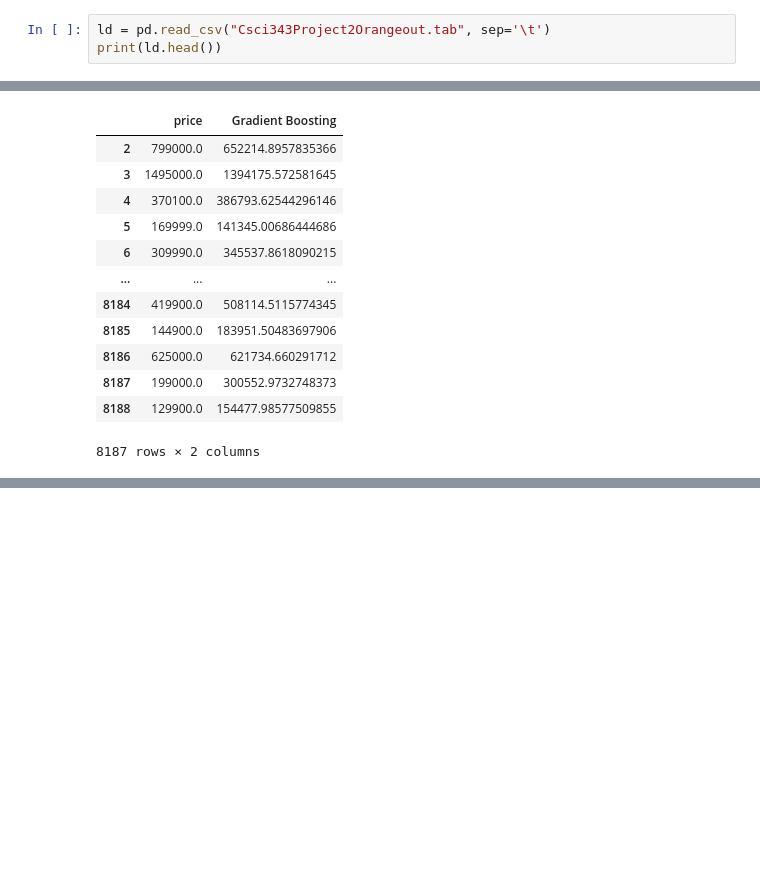
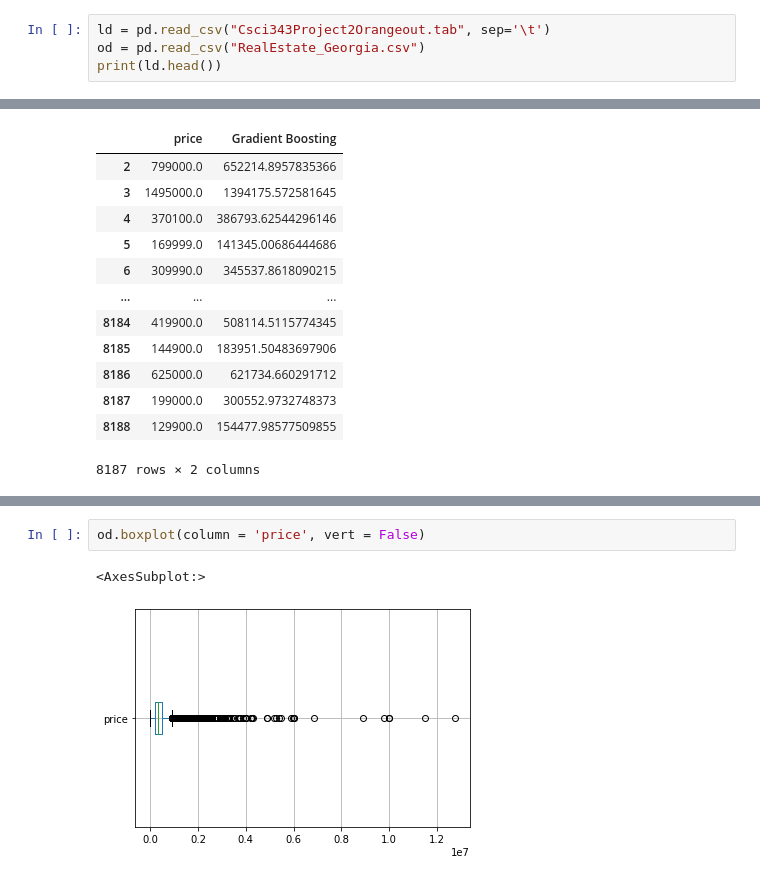
Before and after one commit to Derherpderderp/Csci343Project2, a Jupyter notebook: Csci343Project2hhgarret.ipynb, the cells around one changed output, grey strips where cells are left out. Saved outputs shown, nothing was run; the diff lists cells and outputs as text; blank space fills up the shorter version.

```diff
--- a/Csci343Project2hhgarret.ipynb
+++ b/Csci343Project2hhgarret.ipynb
@@ -3,5 +14,6 @@ import pandas as pd
 # %%
 ld = pd.read_csv("Csci343Project2Orangeout.tab", sep='\t')
+od = pd.read_csv("RealEstate_Georgia.csv")
 print(ld.head())
 # %% [output]
   is_bankOwned=0 is_bankOwned=1 lotAreaUnits=Acres lotAreaUnits=sqft  \
@@ -69,0 +189,5 @@ print(num)
+# %%
+od.boxplot(column = 'price', vert = False)
+# %% [output]
+<AxesSubplot:>
+[figure, added]
```
Also changed, not shown: parts of 14 cells of this notebook, 1 other file.
